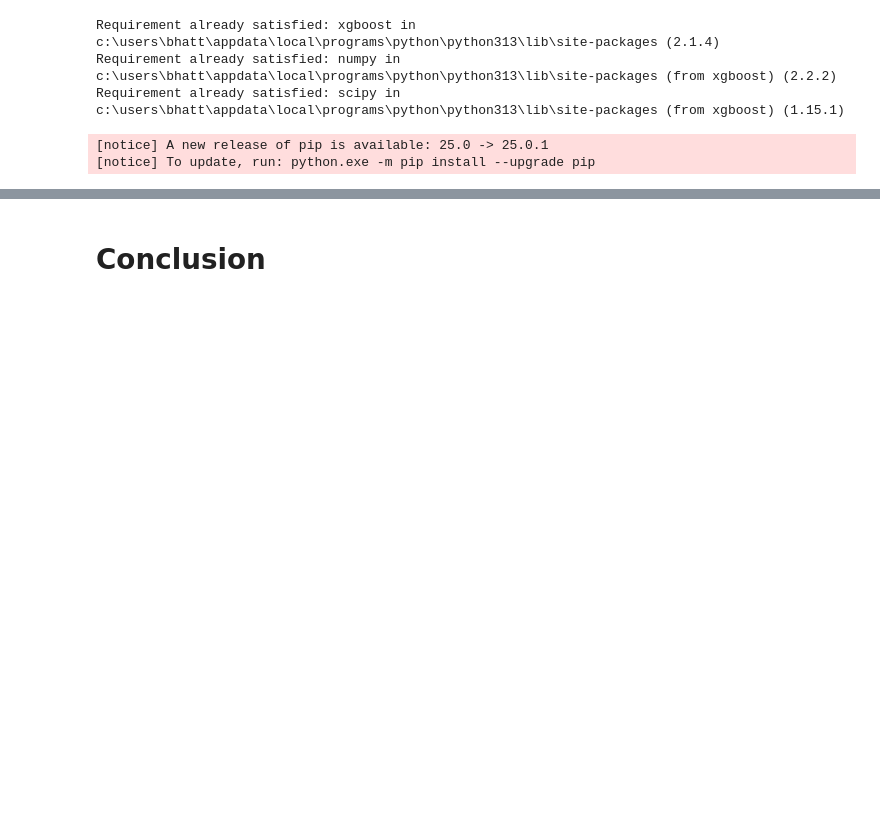
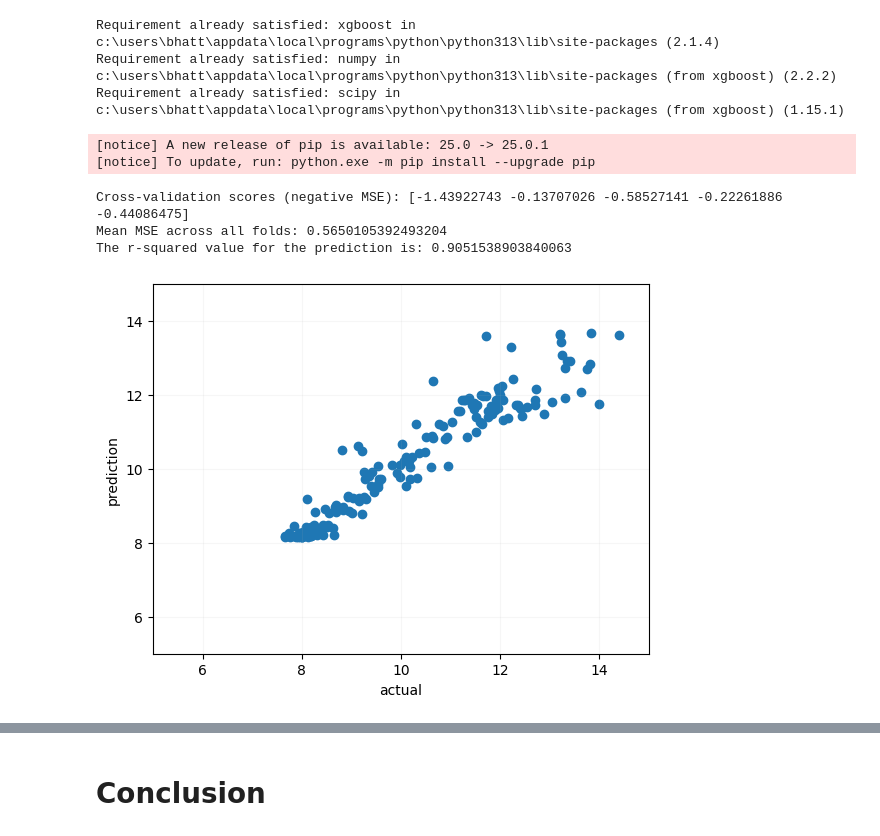
Before and after one commit to Bhattars1/london-energy-forecasting, a Jupyter notebook: notebooks/baseline_weather_energy_forcasting_training.ipynb, the cells around one changed output, grey strips where cells are left out. Saved outputs shown, nothing was run; the diff lists cells and outputs as text; code cells hidden in the pictures; blank space fills up the shorter version.

Commit message:
visualize predictions of models

```diff
--- a/notebooks/baseline_weather_energy_forcasting_training.ipynb
+++ b/notebooks/baseline_weather_energy_forcasting_training.ipynb
@@ -125,9 +121,3 @@ Requirement already satisfied: numpy in c:\users\bhatt\appdata\local\programs\py
 Requirement already satisfied: scipy in c:\users\bhatt\appdata\local\programs\python\python313\lib\site-packages (from xgboost) (1.15.1)
 [notice] A new release of pip is available: 25.0 -> 25.0.1
 [notice] To update, run: python.exe -m pip install --upgrade pip
-# %%
-from sklearn.model_selection import cross_val_score
-from xgboost import XGBRegressor
-import matplotlib.pyplot as plt
-
-model = XGBRegressor(eta = 0.1, gamma = 4)
@@ -134,18 +129,30 @@ model = XGBRegressor(eta = 0.1, gamma = 4)
+# %%
+X_train, X_test, y_train, y_test = train_test_split(features_df, one_target_df, test_size=0.2)
 # %%
-def check_model(model, X_train=X_train, y_train=y_train, X_test = X_test, y_test = y_test, features= features_df, target=one_target_df, cv=5):
+def check_model(model, X_train=X_train, y_train=y_train, X_test = X_test, y_test = y_test, features= features_df, target=one_target_df, cv=5, return_model=False):
     cv_scores = cross_val_score(model, features_df, target, cv=5, scoring='neg_mean_squared_error')
     print("Cross-validation scores (negative MSE):", cv_scores)
     print("Mean MSE across all folds:", -cv_scores.mean())
     model.fit(X_train, y_train)
     prediction = model.predict(X_test)
+    print(f"The r-squared value for the prediction is: {r2_score(y_test, prediction)}")
     plt.scatter(y_test, prediction)
     plt.xlabel("actual")
-    plt.ylabel("XGBOOST prediction")
+    plt.ylabel("prediction")
     plt.grid(alpha=0.1)
+    plt.xlim((5,15))
+    plt.ylim(5,15)
     plt.show();
+    if return_model:
+        return model
 # %%
 model = XGBRegressor(eta = 0.1, gamma = 4)
-check_model(model=model, cv=5)
+XGB_trained = check_model(model=model, cv=5, return_model=True)
+# %% [output]
+Cross-validation scores (negative MSE): [-1.43922743 -0.13707026 -0.58527141 -0.22261886 -0.44086475]
+Mean MSE across all folds: 0.5650105392493204
+The r-squared value for the prediction is: 0.9051538903840063
+[figure, added]
 # %%
 # Linear Regression
 # %%
```
Also changed, not shown: parts of 16 cells of this notebook, 1 other file.
